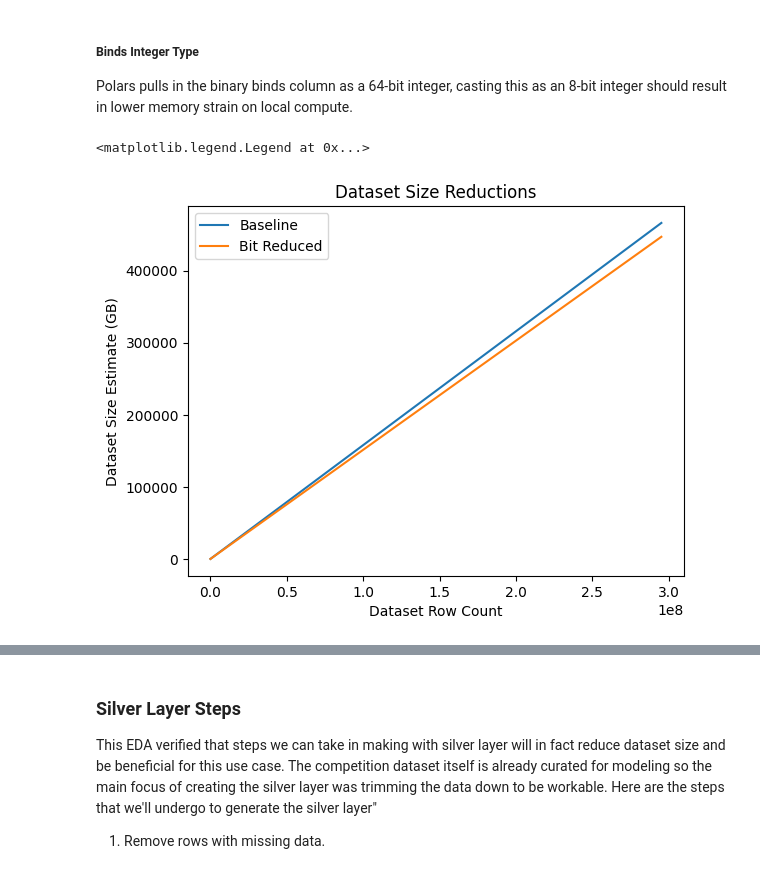
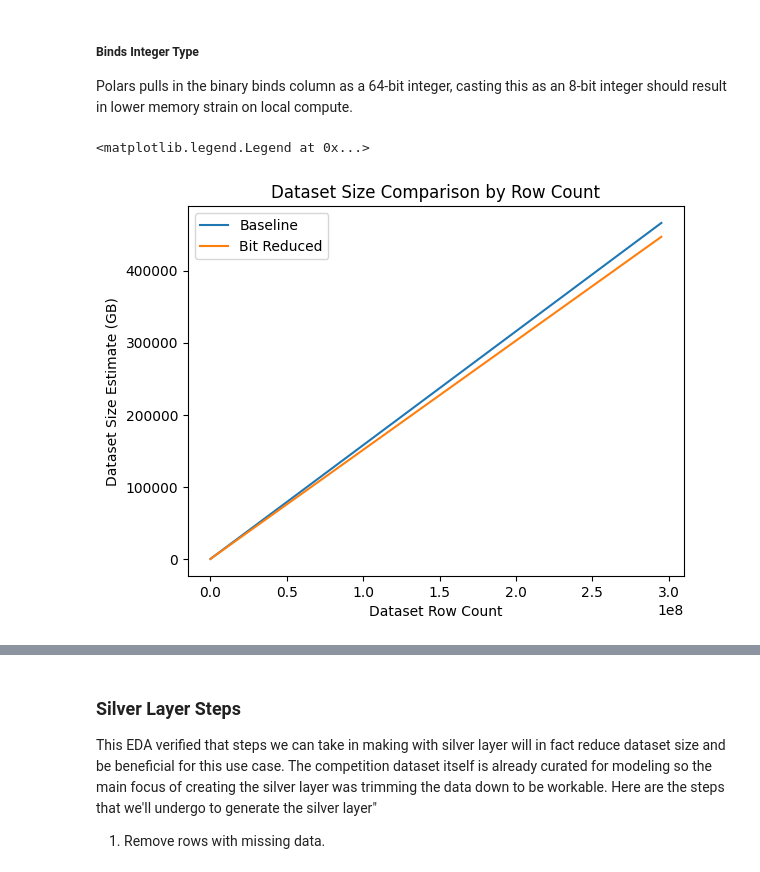
Before and after one commit to btcain4/leash-bio-ai, a Jupyter notebook: notebooks/03_silver_eda.ipynb, the cells around one changed output, grey strips where cells are left out. Saved outputs shown, nothing was run; the diff lists cells and outputs as text; code cells hidden in the pictures.

```diff
--- a/notebooks/03_silver_eda.ipynb
+++ b/notebooks/03_silver_eda.ipynb
@@ -163,12 +181,12 @@ bit_reduce_gb_l = bit_reduce_gb * data_step
 # %%
 plt.plot(data_step, baseline_gb_l, label='Baseline')
 plt.plot(data_step, bit_reduce_gb_l, label='Bit Reduced')
 
 plt.xlabel("Dataset Row Count")
 plt.ylabel("Dataset Size Estimate (GB)")
-plt.title("Dataset Size Reductions")
+plt.title("Dataset Size Comparison by Row Count")
 
 plt.legend()
 # %% [output]
 <matplotlib.legend.Legend at 0x...>
-[figure, old version]
+[figure, new version]
```
Also changed, not shown: parts of 5 cells of this notebook.
